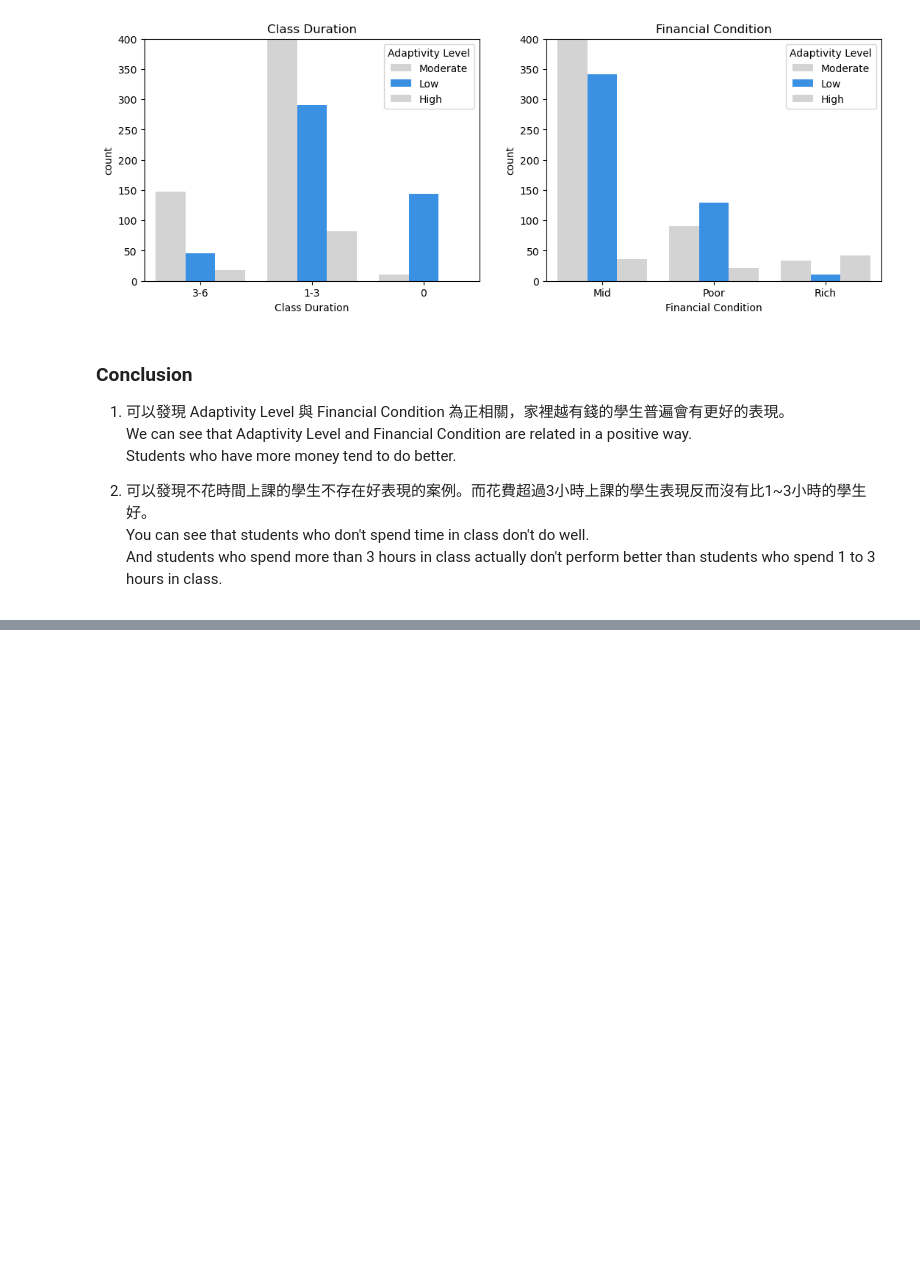
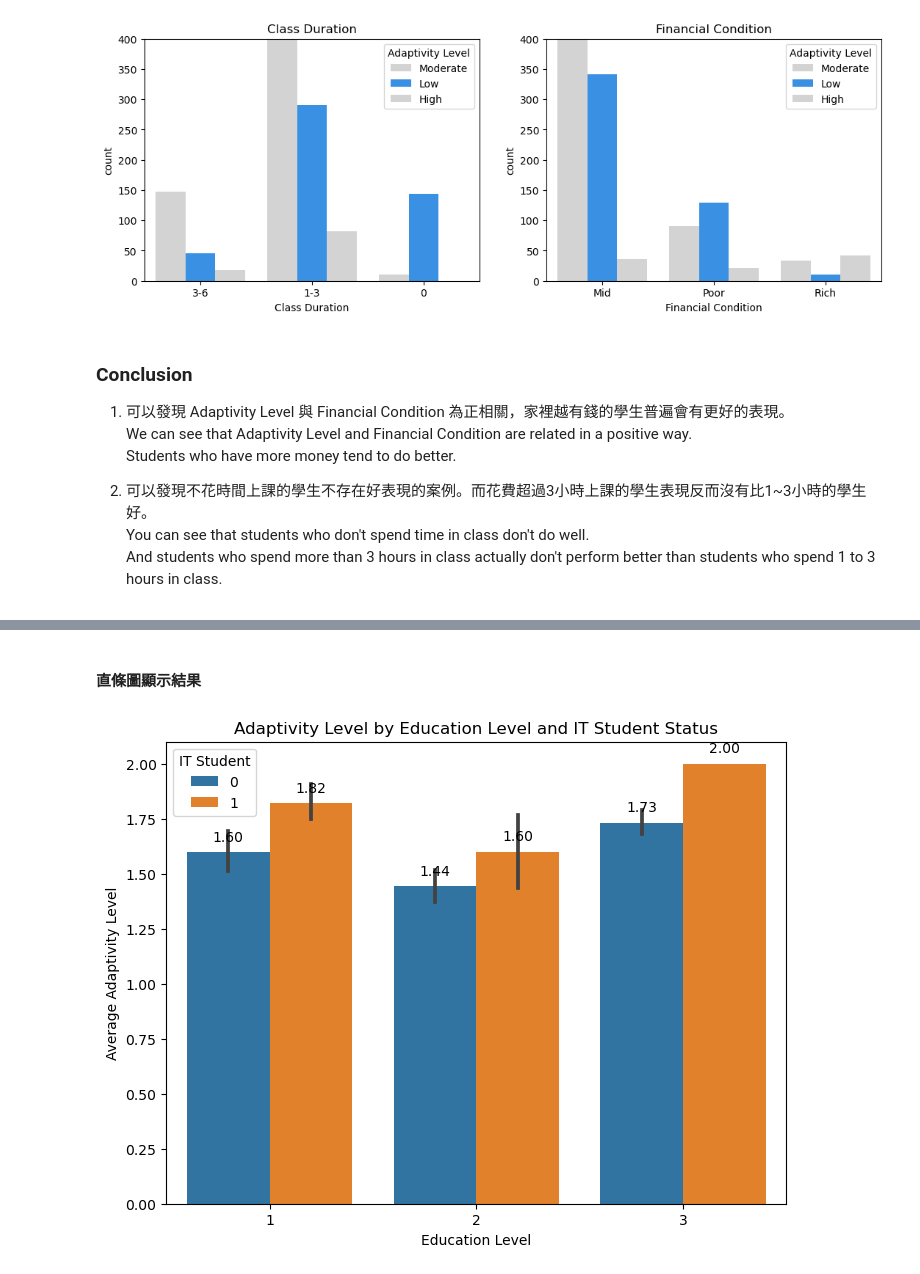
Before and after one commit to Bighsueh/AdaptabilityLevelAnalysis, a Jupyter notebook: main.ipynb, the cells around one changed output, grey strips where cells are left out. Cells and saved outputs as stored; diff of their text form; code cells hidden in the pictures; blank space fills up the shorter version.

```diff
--- a/main.ipynb
+++ b/main.ipynb
@@ -344,0 +362,26 @@ And students who spend more than 3 hours in class actually don't perform better
+# %%
+# Education Level
+education_mapping = {
+    'University': 1,
+    'College': 2,
+    'School': 3
+}
+df['Education Level'] = df['Education Level'].map(education_mapping)
+
+# IT Student
+it_student_mapping = {
+    'Yes': 1,
+    'No': 0
+}
+df['IT Student'] = df['IT Student'].map(it_student_mapping)
+
+
+# Adaptivity Level
+adaptivity_mapping = {
+    'Low': 1,
+    'Moderate': 2,
+    'High': 3
+}
+df['Adaptivity Level'] = df['Adaptivity Level'].map(adaptivity_mapping)
+
+df.head()
@@ -344,0 +395,18 @@ And students who spend more than 3 hours in class actually don't perform better
+# %% [markdown]
+#### 直條圖顯示結果
+# %%
+# 使用直條圖顯示不同教育程度和是否為資訊科技相關專業學生對適應性等級的影響
+plt.figure(figsize=(8, 6))
+ax = sns.barplot(x='Education Level', y='Adaptivity Level', hue='IT Student', data=df)
+plt.title('Adaptivity Level by Education Level and IT Student Status')
+plt.xlabel('Education Level')
+plt.ylabel('Average Adaptivity Level')
+
+# 在每個直條上標註數字
+for p in ax.patches:
+    height = p.get_height()
+    ax.text(p.get_x() + p.get_width() / 2., height + 0.05, '{:.2f}'.format(height), ha='center')
+
+plt.show()
+# %% [output]
+[figure, added]
```
Also changed, not shown: parts of 8 cells of this notebook.
